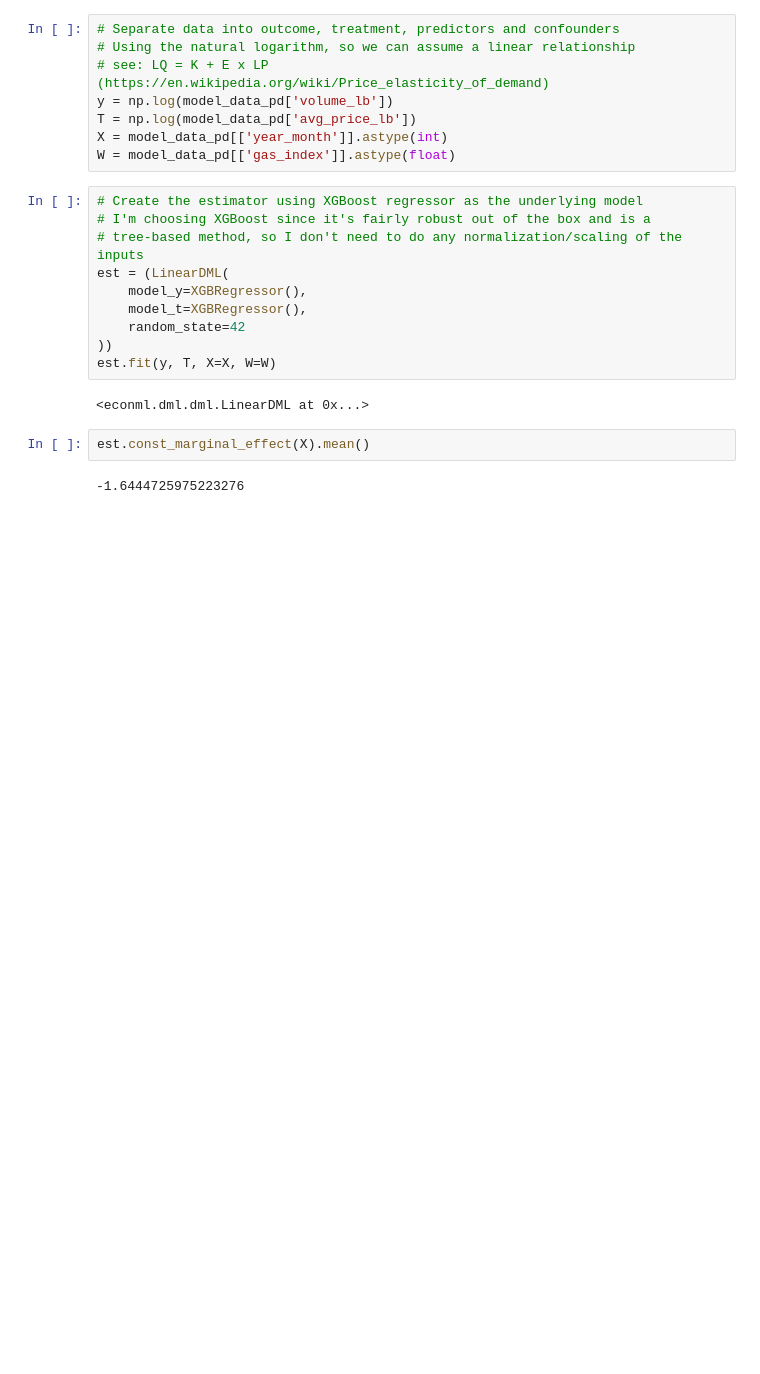
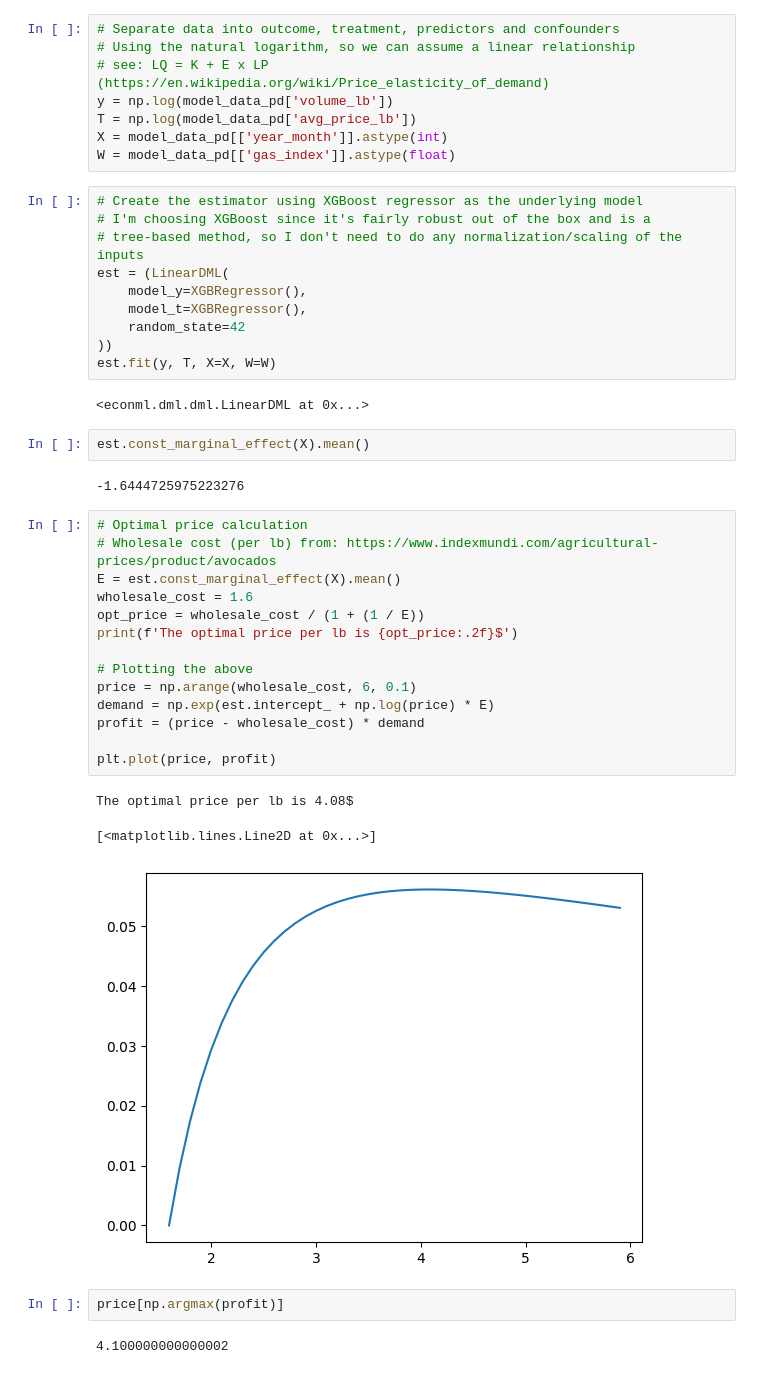
Before and after one commit to peters92/m_case_study, a Jupyter notebook: case_study.ipynb, the cells around one changed output. Cells and saved outputs as stored; diff of their text form; blank space fills up the shorter version.

Commit message:
Add optimal price calculation
Added example of optimal price calculation and plot, with the sample of NewYork sales data

```diff
--- a/case_study.ipynb
+++ b/case_study.ipynb
@@ -196,3 +196,25 @@ est.fit(y, T, X=X, W=W)
 est.const_marginal_effect(X).mean()
 # %% [output]
 -1.6444725975223276
+# %%
+# Optimal price calculation
+# Wholesale cost (per lb) from: https://www.indexmundi.com/agricultural-prices/product/avocados
+E = est.const_marginal_effect(X).mean()
+wholesale_cost = 1.6
+opt_price = wholesale_cost / (1 + (1 / E))
+print(f'The optimal price per lb is {opt_price:.2f}$')
+
+# Plotting the above
+price = np.arange(wholesale_cost, 6, 0.1)
+demand = np.exp(est.intercept_ + np.log(price) * E)
+profit = (price - wholesale_cost) * demand
+
+plt.plot(price, profit)
+# %% [output]
+The optimal price per lb is 4.08$
+[<matplotlib.lines.Line2D at 0x...>]
+[figure, added]
+# %%
+price[np.argmax(profit)]
+# %% [output]
+4.100000000000002
```
